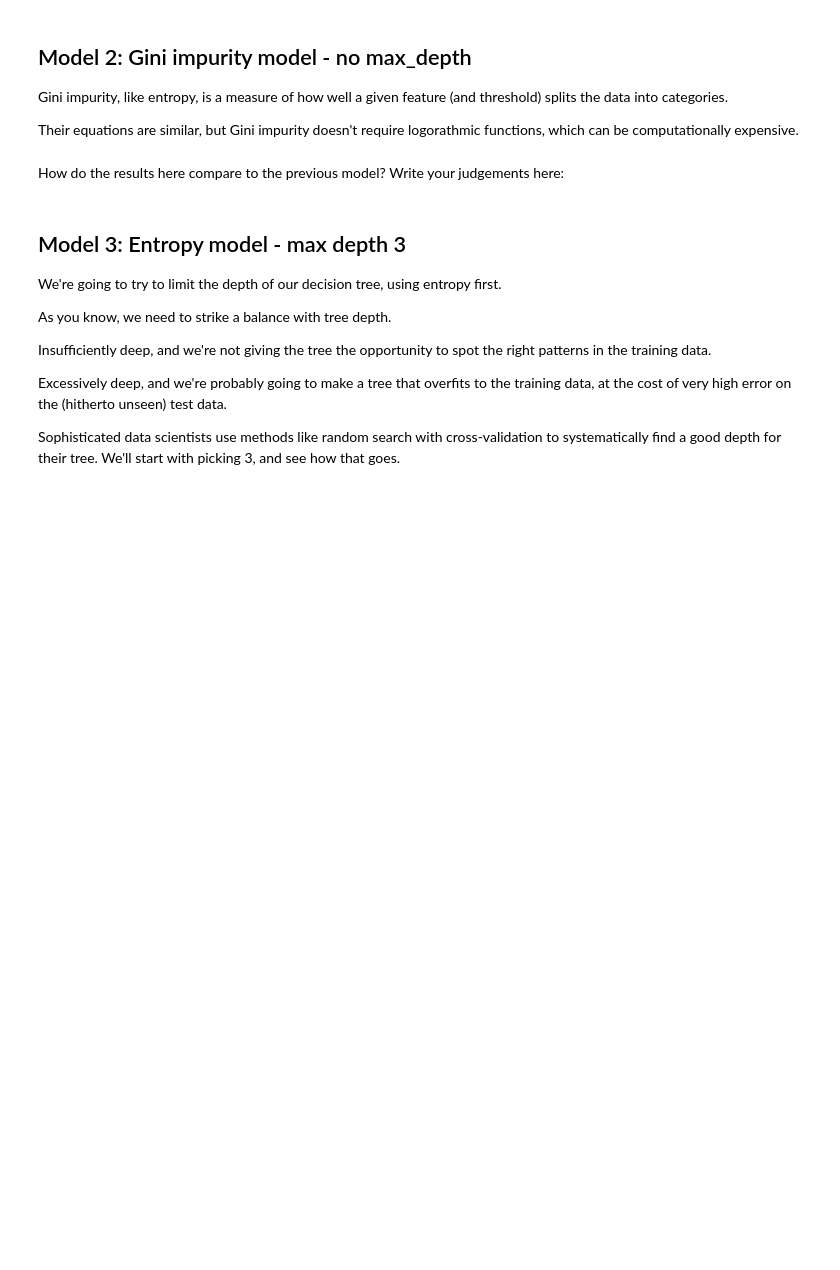
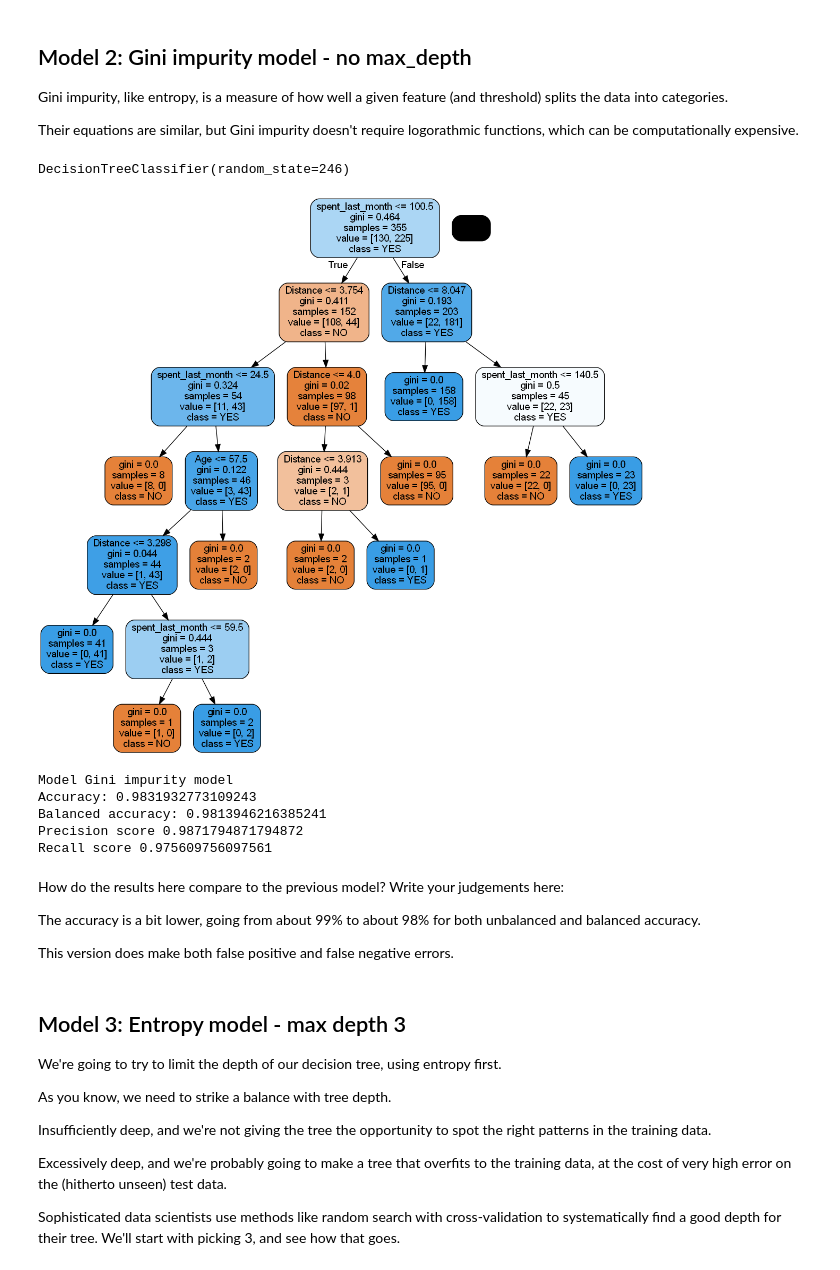
Before and after one commit to MsEM11/Decision-Tree-Case-Study, a Jupyter notebook: Springboard Decision Tree Specialty Coffee Case Study - Tier 3.ipynb, the cells around one changed output. Saved outputs shown, nothing was run; the diff lists cells and outputs as text; code cells hidden in the pictures; blank space fills up the shorter version.

Commit message:
Created and evaluated a gini model with no max depth.

```diff
--- a/Springboard Decision Tree Specialty Coffee Case Study - Tier 3.ipynb
+++ b/Springboard Decision Tree Specialty Coffee Case Study - Tier 3.ipynb
@@ -395,16 +395,18 @@ Their equations are similar, but Gini impurity doesn't require logorathmic funct
 # %%
 # Make a variable called gini_model, and assign it exactly what you assigned entr_model with above, but with the
 # criterion changed to 'gini'
-_ _ _
+gini_model = tree.DecisionTreeClassifier(criterion='gini',random_state=246)
 
 # Call fit() on the gini_model as you did with the entr_model
-_ _ _
+gini_model.fit(X_train,y_train)
 
 # Call predict() on the gini_model as you did with the entr_model
-_ _ _
+y_pred = gini_model.predict(X_test)
 
 # Turn y_pred into a series, as before
-_ _ _
+y_pred = pd.Series(y_pred)
 
 # Check out gini_model
-_ _ _
+gini_model
+# %% [output]
+DecisionTreeClassifier(random_state=246)
@@ -418,3 +413,15 @@ _ _ _
+# %%
+# As before, but make the model name gini_model
+dot_data = StringIO()
+tree.export_graphviz(gini_model,out_file=dot_data,feature_names=X_train.columns,
+                     filled=True,rounded=True,class_names=entr_model.classes_)
+
+
+# Alternatively for class_names use entr_model.classes_
+graph = pydotplus.graph_from_dot_data(dot_data.getvalue())
+Image(graph.create_png())
+# %% [output]
+[figure, added]
 # %%
 # Run this block for model evaluation
 print("Model Gini impurity model")
@@ -422,8 +429,18 @@ print("Accuracy:", metrics.accuracy_score(y_test,y_pred))
 print("Balanced accuracy:", metrics.balanced_accuracy_score(y_test,y_pred))
 print('Precision score' , metrics.precision_score(y_test,y_pred, pos_label = "YES"))
 print('Recall score' , metrics.recall_score(y_test,y_pred, pos_label = "NO"))
+# %% [output]
+Model Gini impurity model
+Accuracy: 0.9831932773109243
+Balanced accuracy: 0.9813946216385241
+Precision score 0.9871794871794872
+Recall score 0.975609756097561
 # %% [markdown]
 How do the results here compare to the previous model? Write your judgements here:
+
+The accuracy is a bit lower, going from about 99% to about 98% for both unbalanced and balanced accuracy.
+
+This version does make both false positive and false negative errors.
 # %% [markdown]
 ## Model 3: Entropy model - max depth 3
 We're going to try to limit the depth of our decision tree, using entropy first.
```
Also changed, not shown: parts of 1 cell of this notebook.
